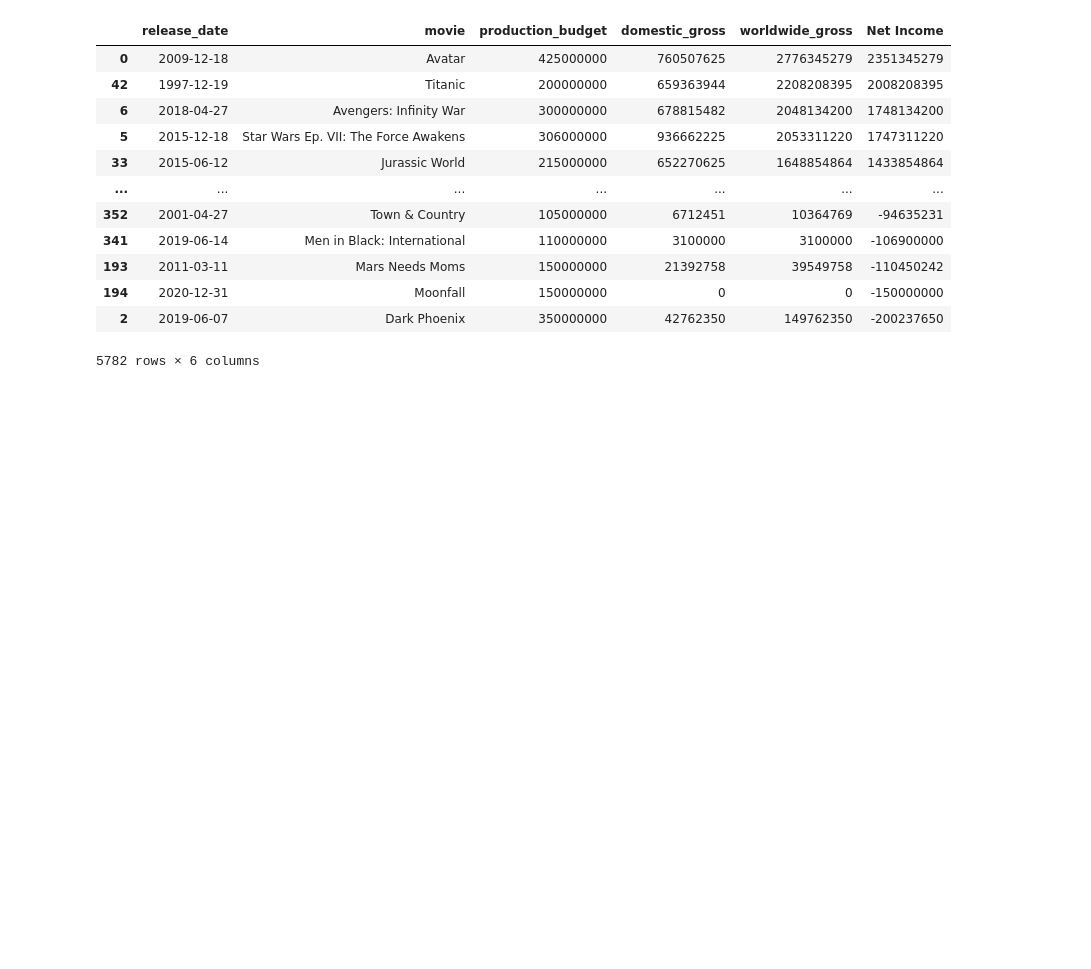
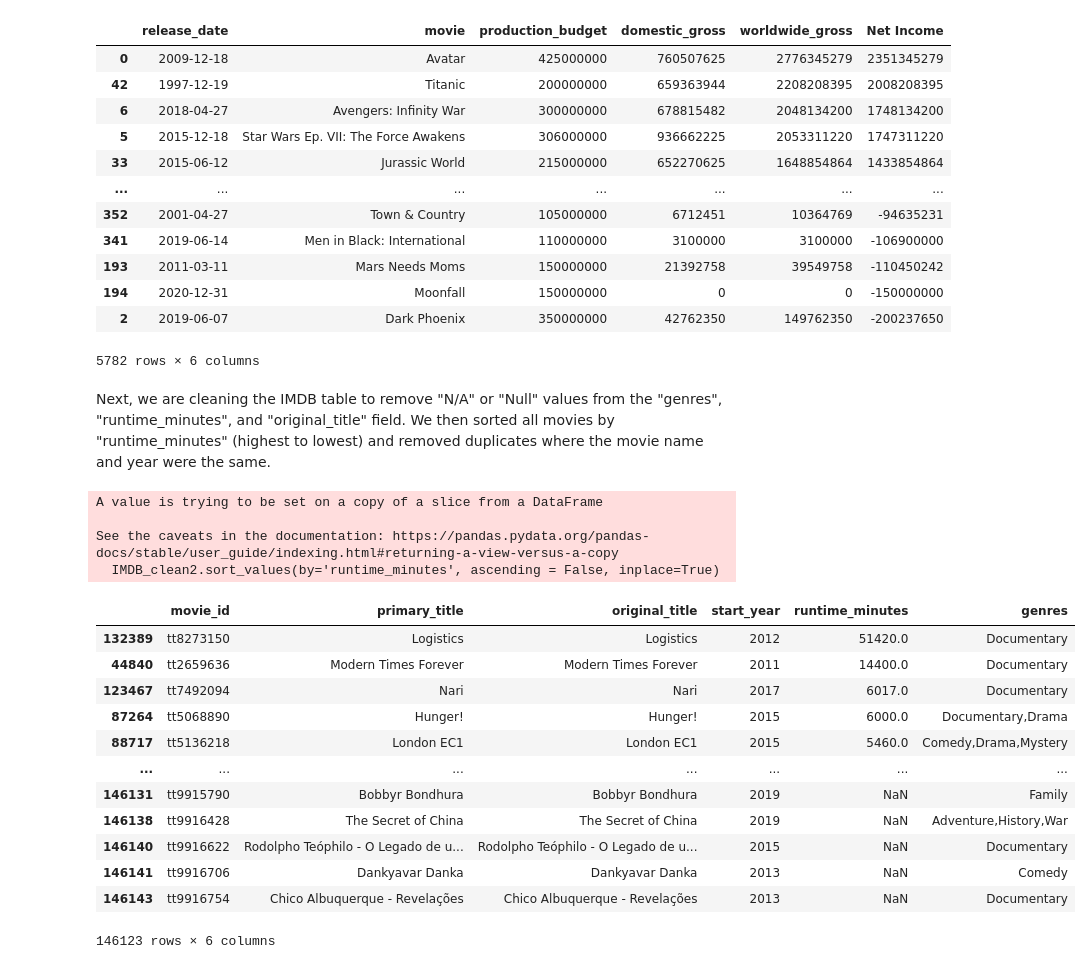
Before and after one commit to learn-co-curriculum/dsc-phase-1-project-v2-4, a Jupyter notebook: student.ipynb, the cells around one changed output. Saved outputs shown, nothing was run; the diff lists cells and outputs as text; code cells hidden in the pictures; blank space fills up the shorter version.

```diff
--- a/student.ipynb
+++ b/student.ipynb
@@ -279,3 +277,5 @@ TN_clean.sort_values(by=['Net Income'], ascending=False)
 | 194 | 2020-12-31 | Moonfall | 150000000 | 0 | 0 | -150000000 |
 | 2 | 2019-06-07 | Dark Phoenix | 350000000 | 42762350 | 149762350 | -200237650 |
 5782 rows × 6 columns
+# %% [markdown]
+Next, we are cleaning the IMDB table to remove "N/A" or "Null" values from the "genres", "runtime_minutes", and "original_title" field. We then sorted all movies by "runtime_minutes" (highest to lowest) and removed duplicates where the movie name and year were the same.
@@ -281,0 +288,21 @@ TN_clean.sort_values(by=['Net Income'], ascending=False)
+# %%
+IMDB_clean2.sort_values(by='runtime_minutes', ascending = False, inplace=True)
+IMDB_clean2
+# %% [output]
+A value is trying to be set on a copy of a slice from a DataFrame
+
+See the caveats in the documentation: https://pandas.pydata.org/pandas-docs/stable/user_guide/indexing.html#returning-a-view-versus-a-copy
+  IMDB_clean2.sort_values(by='runtime_minutes', ascending = False, inplace=True)
+|  | movie_id | primary_title | original_title | start_year | runtime_minutes | genres |
+| 132389 | tt8273150 | Logistics | Logistics | 2012 | 51420.0 | Documentary |
+| 44840 | tt2659636 | Modern Times Forever | Modern Times Forever | 2011 | 14400.0 | Documentary |
+| 123467 | tt7492094 | Nari | Nari | 2017 | 6017.0 | Documentary |
+| 87264 | tt5068890 | Hunger! | Hunger! | 2015 | 6000.0 | Documentary,Drama |
+| 88717 | tt5136218 | London EC1 | London EC1 | 2015 | 5460.0 | Comedy,Drama,Mystery |
+| ... | ... | ... | ... | ... | ... | ... |
+| 146131 | tt9915790 | Bobbyr Bondhura | Bobbyr Bondhura | 2019 | NaN | Family |
+| 146138 | tt9916428 | The Secret of China | The Secret of China | 2019 | NaN | Adventure,History,War |
+| 146140 | tt9916622 | Rodolpho Teóphilo - O Legado de u... | Rodolpho Teóphilo - O Legado de u... | 2015 | NaN | Documentary |
+| 146141 | tt9916706 | Dankyavar Danka | Dankyavar Danka | 2013 | NaN | Comedy |
+| 146143 | tt9916754 | Chico Albuquerque - Revelações | Chico Albuquerque - Revelações | 2013 | NaN | Documentary |
+146123 rows × 6 columns
```
Also changed, not shown: parts of 11 cells of this notebook.
